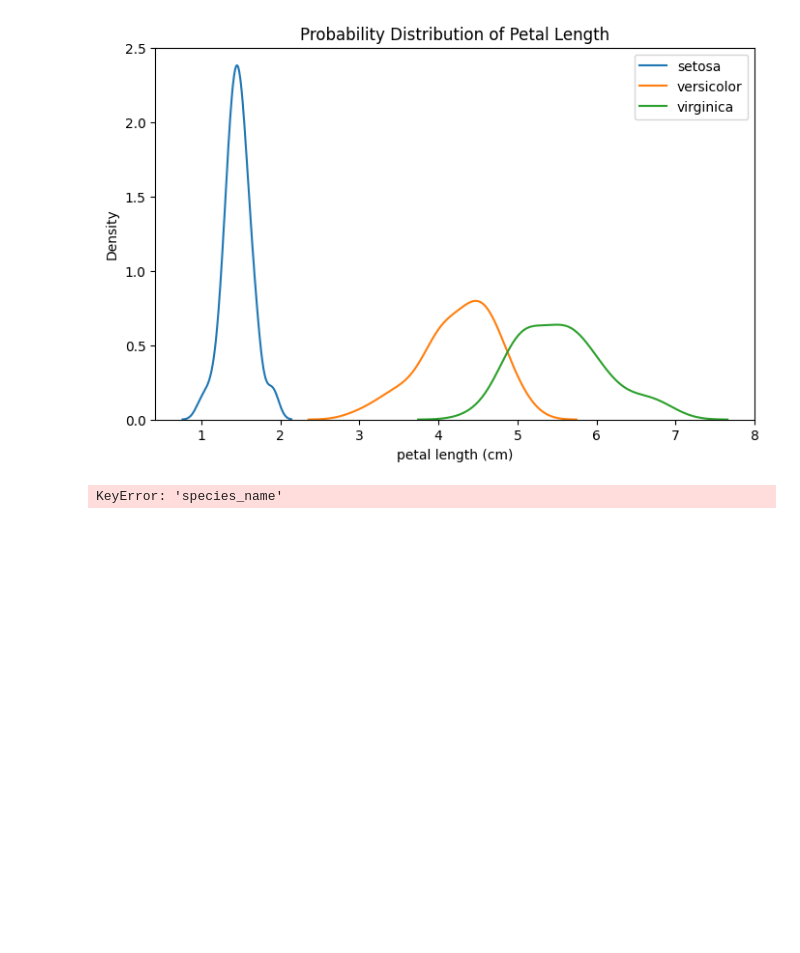
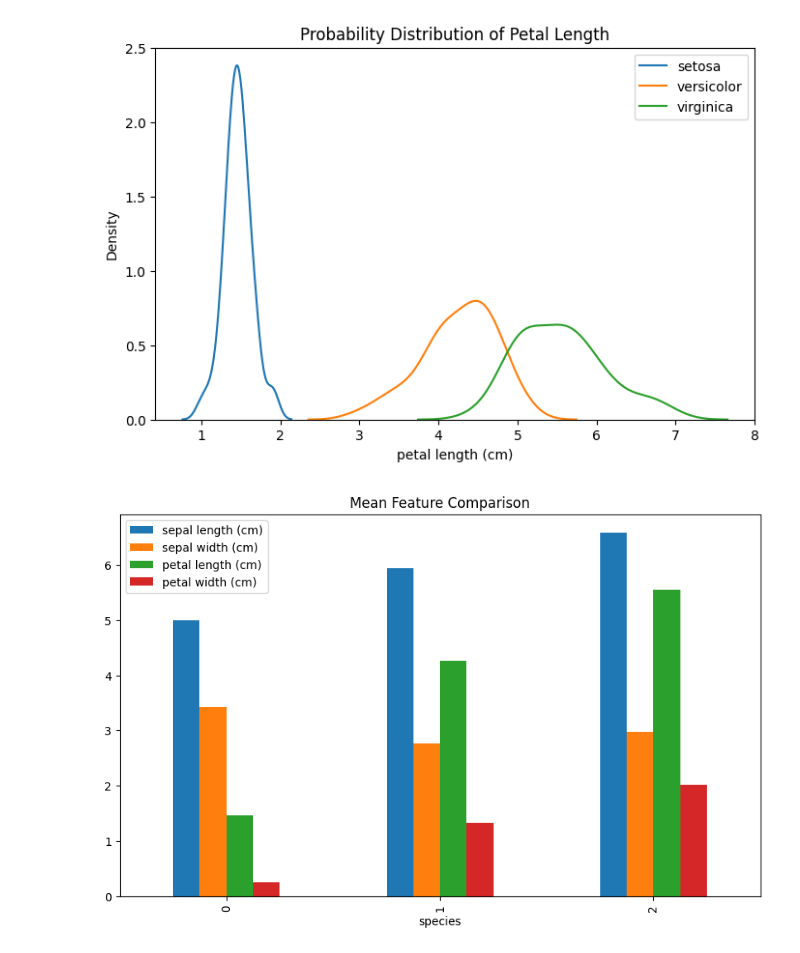
Before and after one commit to JanuNandhini/24ADI003-ex-4-24BAD041, a Jupyter notebook: GAUSSIAN_NAÏVE_BAYES.ipynb, the cells around one changed output. Saved outputs shown, nothing was run; the diff lists cells and outputs as text; code cells hidden in the pictures; blank space fills up the shorter version.

```diff
--- a/GAUSSIAN_NAÏVE_BAYES.ipynb
+++ b/GAUSSIAN_NAÏVE_BAYES.ipynb
@@ -198,8 +198,8 @@ plt.show()
 # %% [output]
 [figure]
 # %%
-df.groupby('species_name').mean().plot(kind='bar', figsize=(10,6))
+df.groupby('species').mean().plot(kind='bar', figsize=(10,6))
 plt.title("Mean Feature Comparison")
 plt.show()
 # %% [output]
-KeyError: 'species_name'
+[figure, added]
```
